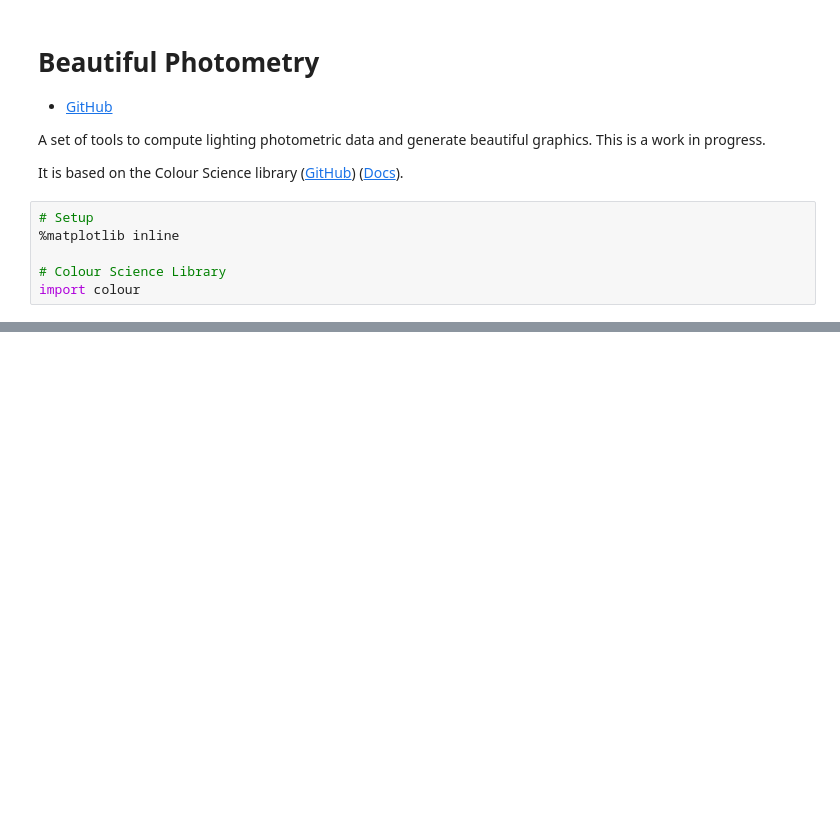
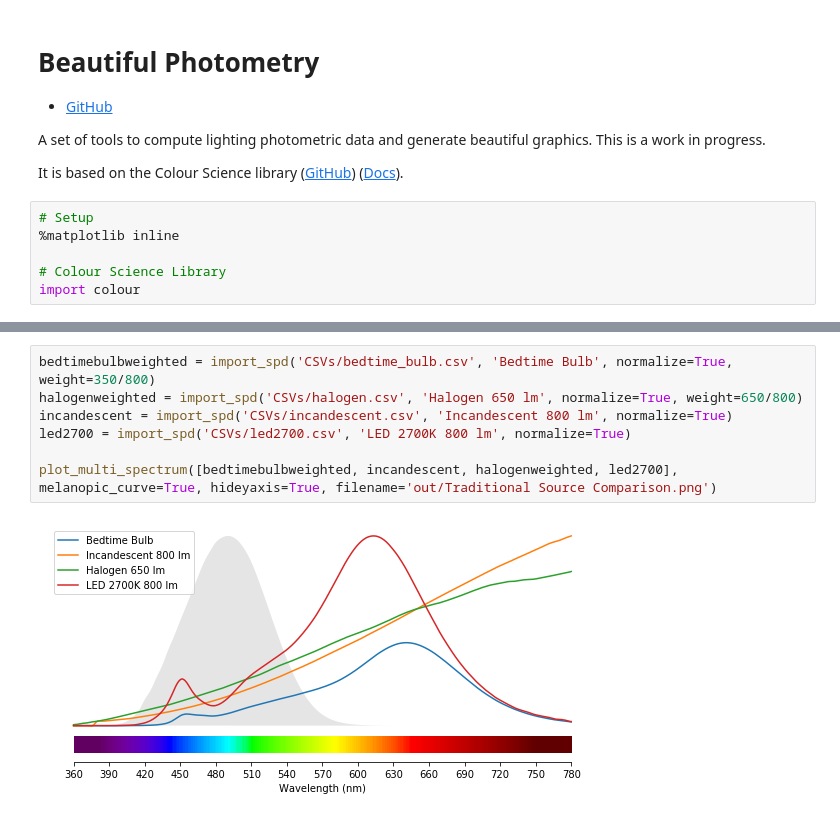
Before and after one commit to yeutterg/beautiful-photometry, a Jupyter notebook: beautiful-photometry.ipynb, the cells around one changed output, grey strips where cells are left out. Saved outputs shown, nothing was run; the diff lists cells and outputs as text; blank space fills up the shorter version.

```diff
--- a/beautiful-photometry.ipynb
+++ b/beautiful-photometry.ipynb
@@ -47,0 +82,9 @@ plot_multi_spectrum([incandescent, halogen, led2700], melanopic_curve=True, hide
+# %%
+bedtimebulbweighted = import_spd('CSVs/bedtime_bulb.csv', 'Bedtime Bulb', normalize=True, weight=350/800)
+halogenweighted = import_spd('CSVs/halogen.csv', 'Halogen 650 lm', normalize=True, weight=650/800)
+incandescent = import_spd('CSVs/incandescent.csv', 'Incandescent 800 lm', normalize=True)
+led2700 = import_spd('CSVs/led2700.csv', 'LED 2700K 800 lm', normalize=True)
+
+plot_multi_spectrum([bedtimebulbweighted, incandescent, halogenweighted, led2700], melanopic_curve=True, hideyaxis=True, filename='out/Traditional Source Comparison.png')
+# %% [output]
+[figure, added]
```
Also changed, not shown: parts of 10 cells of this notebook, 2 other files.
